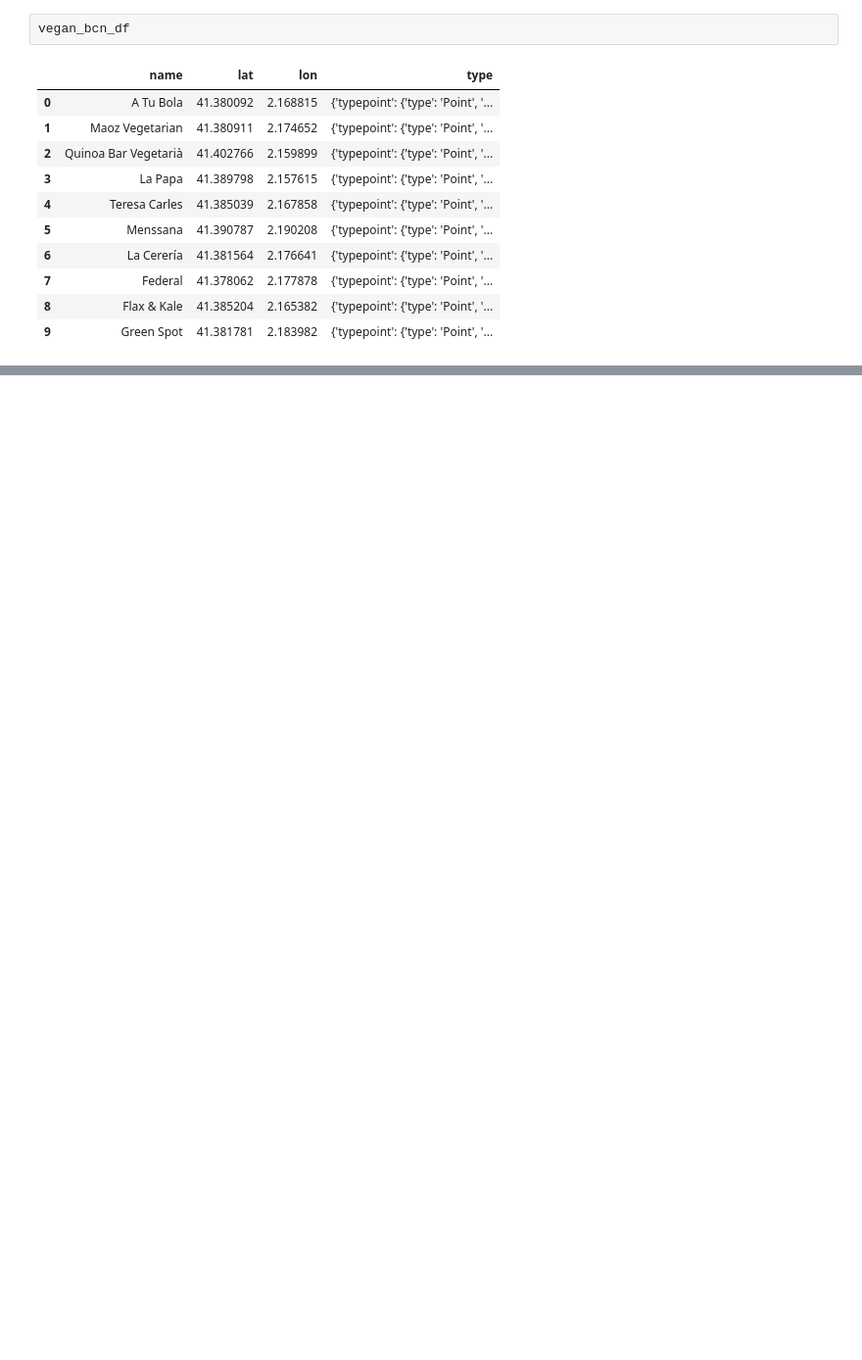
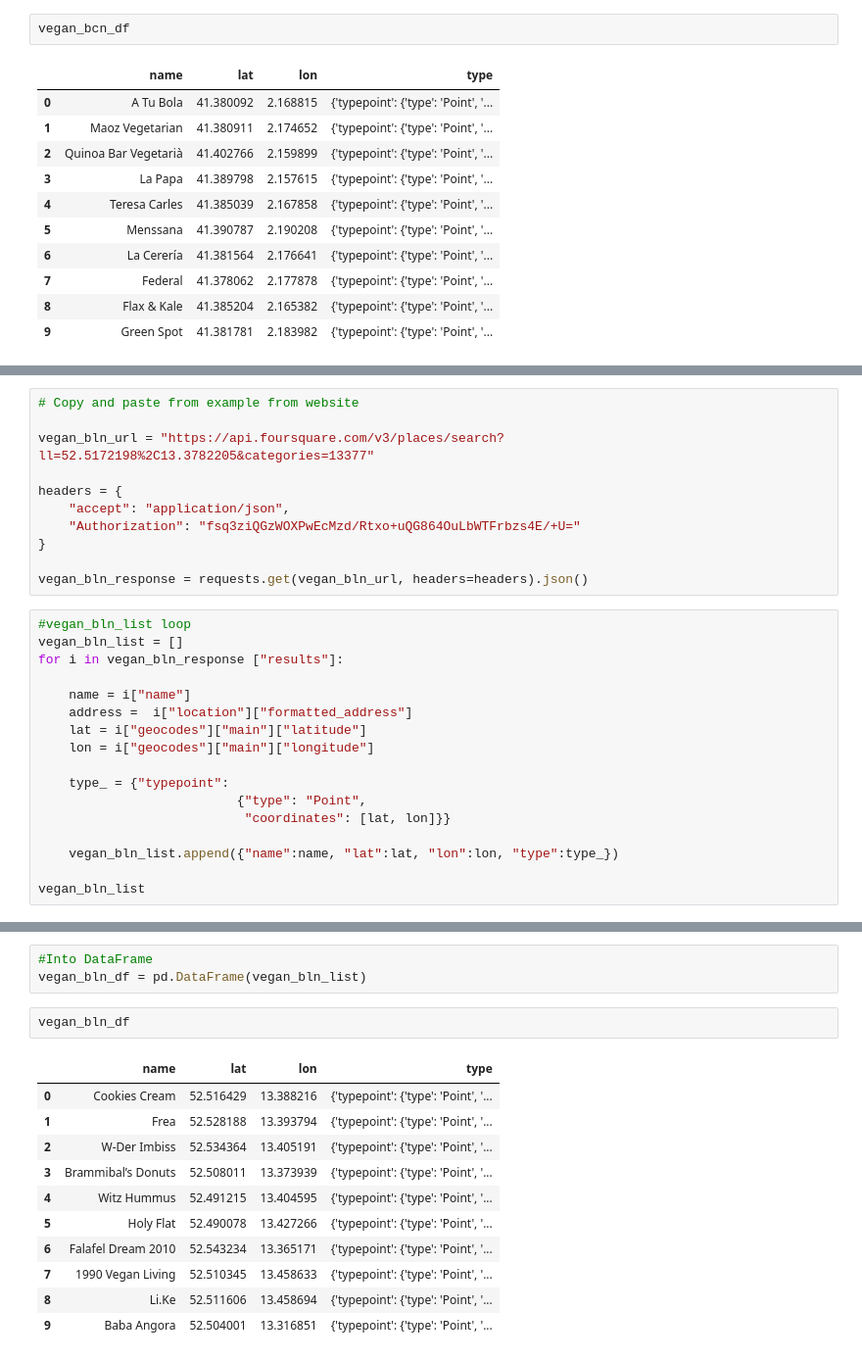
Before and after one commit to Hugocodesdude/Project_3, a Jupyter notebook: src/Mongo Visualisations.ipynb, the cells around one changed output, grey strips where cells are left out. Shown at 98% size. Cells and saved outputs as stored; diff of their text form; blank space fills up the shorter version.

```diff
--- a/src/Mongo Visualisations.ipynb
+++ b/src/Mongo Visualisations.ipynb
@@ -391,0 +399,28 @@ bcn_map_1
+# %%
+# Copy and paste from example from website
+
+vegan_bln_url = "https://api.foursquare.com/v3/places/search?ll=52.5172198%2C13.3782205&categories=13377"
+
+headers = {
+    "accept": "application/json",
+    "Authorization": "fsq3ziQGzWOXPwEcMzd/Rtxo+uQG864OuLbWTFrbzs4E/+U="
+}
+
+vegan_bln_response = requests.get(vegan_bln_url, headers=headers).json()
+# %%
+#vegan_bln_list loop
+vegan_bln_list = []
+for i in vegan_bln_response ["results"]:
+
+    name = i["name"]
+    address =  i["location"]["formatted_address"]
+    lat = i["geocodes"]["main"]["latitude"]
+    lon = i["geocodes"]["main"]["longitude"]
+
+    type_ = {"typepoint":
+                          {"type": "Point",
+                           "coordinates": [lat, lon]}}
+
+    vegan_bln_list.append({"name":name, "lat":lat, "lon":lon, "type":type_})
+
+vegan_bln_list
@@ -391,0 +445,17 @@ bcn_map_1
+# %%
+#Into DataFrame
+vegan_bln_df = pd.DataFrame(vegan_bln_list)
+# %%
+vegan_bln_df
+# %% [output]
+|  | name | lat | lon | type |
+| 0 | Cookies Cream | 52.516429 | 13.388216 | {'typepoint': {'type': 'Point', '... |
+| 1 | Frea | 52.528188 | 13.393794 | {'typepoint': {'type': 'Point', '... |
+| 2 | W-Der Imbiss | 52.534364 | 13.405191 | {'typepoint': {'type': 'Point', '... |
+| 3 | Brammibal’s Donuts | 52.508011 | 13.373939 | {'typepoint': {'type': 'Point', '... |
+| 4 | Witz Hummus | 52.491215 | 13.404595 | {'typepoint': {'type': 'Point', '... |
+| 5 | Holy Flat | 52.490078 | 13.427266 | {'typepoint': {'type': 'Point', '... |
+| 6 | Falafel Dream 2010 | 52.543234 | 13.365171 | {'typepoint': {'type': 'Point', '... |
+| 7 | 1990 Vegan Living | 52.510345 | 13.458633 | {'typepoint': {'type': 'Point', '... |
+| 8 | Li.Ke | 52.511606 | 13.458694 | {'typepoint': {'type': 'Point', '... |
+| 9 | Baba Angora | 52.504001 | 13.316851 | {'typepoint': {'type': 'Point', '... |
```
Also changed, not shown: parts of 13 cells of this notebook, 4 other files.
